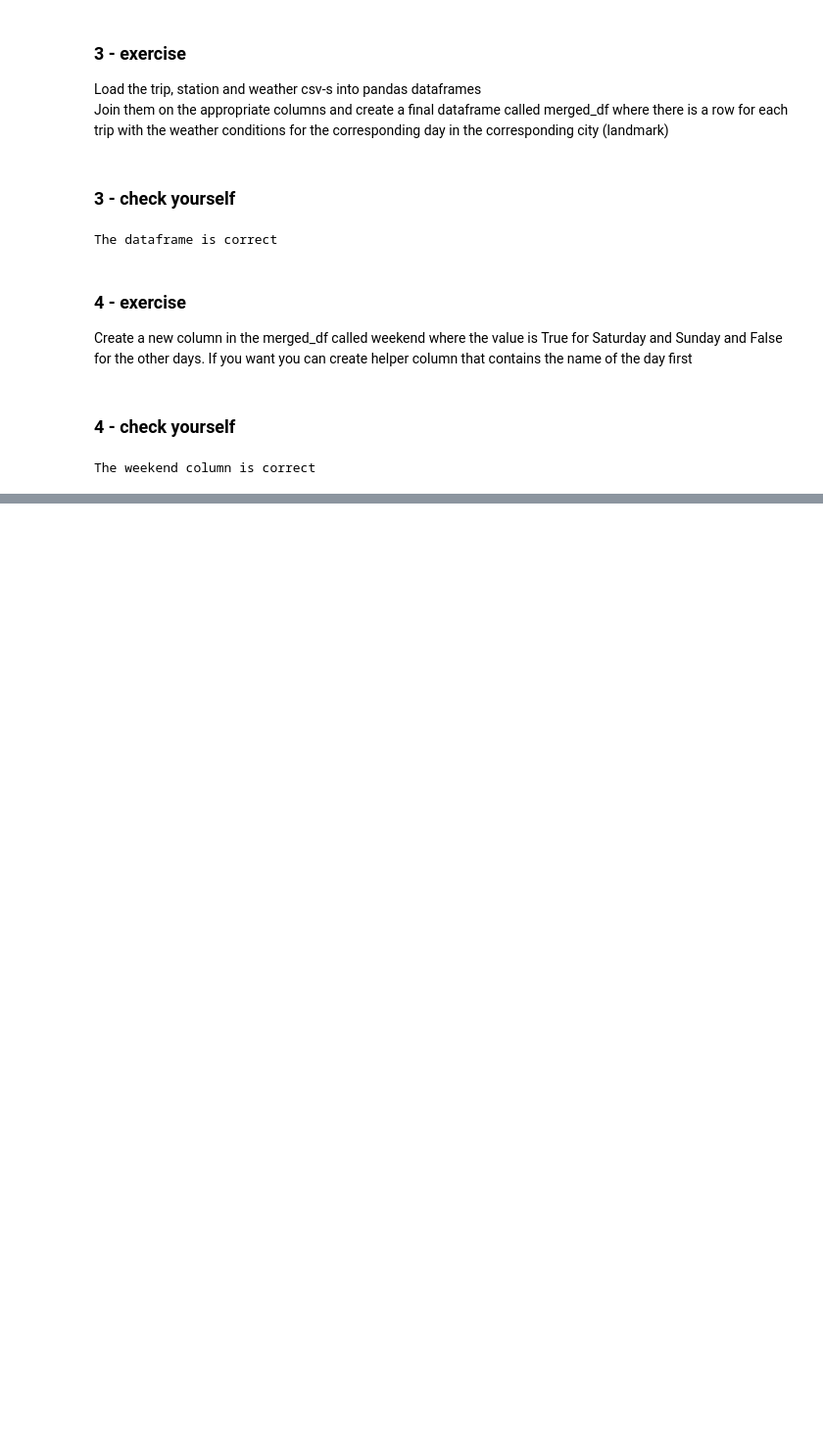
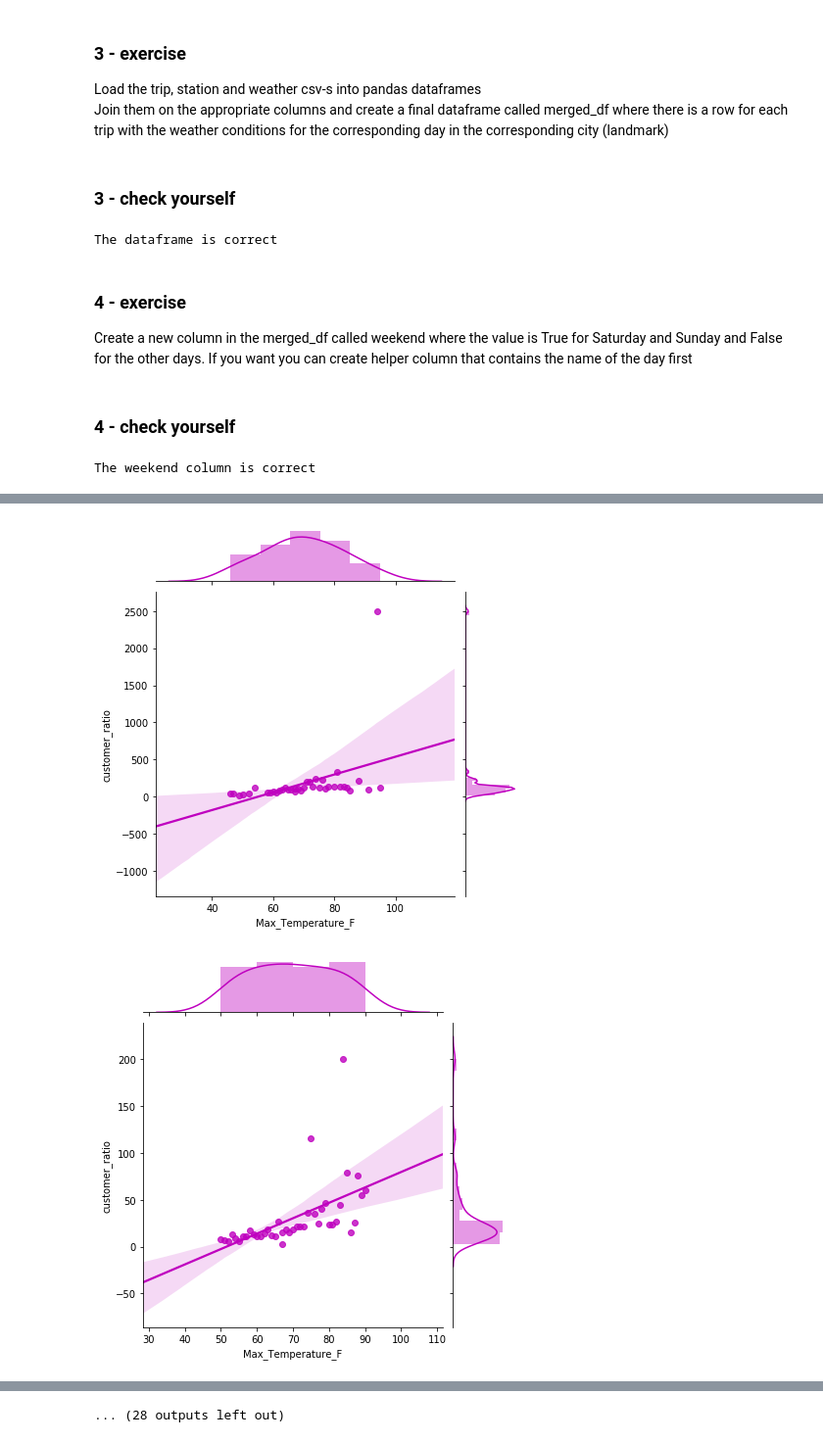
Before and after one commit to seszter/CEU_data_analysis_python, a Jupyter notebook: merging/Q2.ipynb, the cells around one changed output, grey strips where cells are left out. Shown at 98% size. Drawn from its saved outputs; the diff is of its cells as text; code cells hidden in the pictures; blank space fills up the shorter version.

```diff
--- a/merging/Q2.ipynb
+++ b/merging/Q2.ipynb
@@ -466,2 +555,0 @@ sns.lmplot(x="Max_Temperature_F", y="trip_count", hue='Subscription Type',
-# %%
-subs_ratio = subs_size.pivot(index='date_to_join', columns='Subscription Type', values='trip_count').reset_index()
@@ -495,0 +594,27 @@ sns.jointplot("Max_Temperature_F", "customer_ratio", data=subs_ratio_toplot[subs
+# %%
+for c in ['Max_Temperature_F', 'Mean_Temperature_F', 'Min_Temperature_F',
+       'Max_Dew_Point_F', 'Mean_Dew_Point_F', 'Min_Dewpoint_F', 'Max_Humidity',
+       'Mean_Humidity', 'Min_Humidity', 'Max_Sea_Level_Pressure_In',
+       'Mean_Sea_Level_Pressure_In', 'Min_Sea_Level_Pressure_In',
+       'Max_Visibility_Miles', 'Mean_Visibility_Miles', 'Min_Visibility_Miles',
+       'Max_Wind_Speed_MPH', 'Mean_Wind_Speed_MPH', 'Max_Gust_Speed_MPH',
+       'Precipitation_In', 'Cloud_Cover']:
+    toplot = merged_df.groupby(['weekend','Subscription Type',c
+                                   ]).size().reset_index()
+    toplot.rename(columns = {0:'num_trips'}, inplace=True)
+    subs_ratio = toplot[toplot.weekend==True].pivot(index=c, columns='Subscription Type', values='num_trips').reset_index()
+    subs_ratio['customer_ratio'] = subs_ratio['Customer']*100/subs_ratio['Subscriber']
+
+    sns.jointplot(c, "customer_ratio", data=subs_ratio, kind="reg",
+                   color="m")
+    plt.show()
+
+    subs_ratio = toplot[toplot.weekend==False].pivot(index=c, columns='Subscription Type', values='num_trips').reset_index()
+    subs_ratio['customer_ratio'] = subs_ratio['Customer']*100/subs_ratio['Subscriber']
+
+    sns.jointplot(c, "customer_ratio", data=subs_ratio, kind="reg",
+                   color="m")
+    plt.show()
+# %% [output]
+[figure, added]
+[figure, added]
@@ -495,0 +631 @@ sns.jointplot("Max_Temperature_F", "customer_ratio", data=subs_ratio_toplot[subs
+... (28 outputs left out)
```
Also changed, not shown: parts of 28 cells of this notebook.
